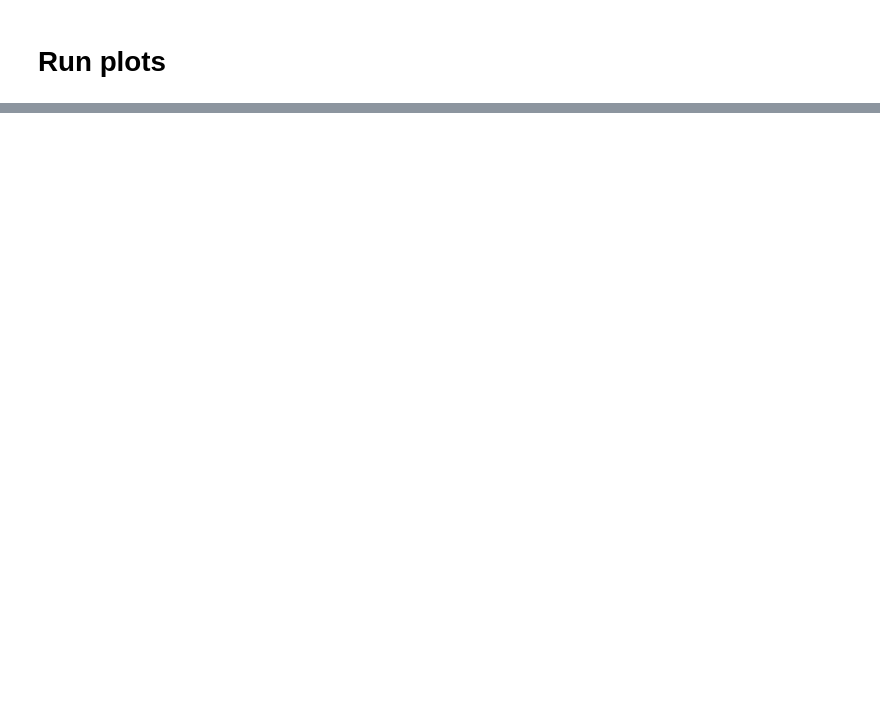
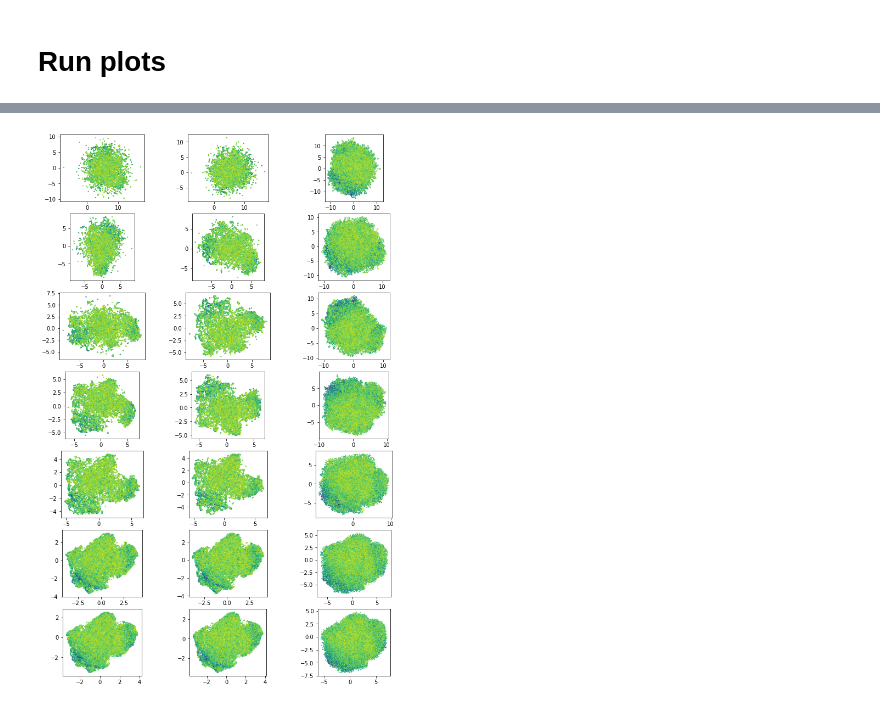
Before and after one commit to msc-acse/acse-9-independent-research-project-coush001, a Jupyter notebook: Investigate umap.ipynb, the cells around one changed output, grey strips where cells are left out. Drawn from its saved outputs; the diff is of its cells as text; code cells hidden in the pictures; blank space fills up the shorter version.

```diff
--- a/Investigate umap.ipynb
+++ b/Investigate umap.ipynb
@@ -102,0 +112,17 @@ plt.show()
+# %%
+import copy
+
+neighbours = [4, 5, 6, 8, 10, 50, 100]
+dists = [0.0001, 0.01, 1]
+
+# neighbours = [4, 10] #50, 100]
+# dists = [0.0001, 0.001] #, 0.01, 0.2]
+
+models = [[i for i in range(len(dists))] for i in range(len(neighbours))]
+
+for i in range(len(neighbours)):
+    for j in range(len(dists)):
+        vae.to_2d(umap_neighbours=neighbours[i], umap_dist=dists[j])
+#         umap.to_2d(umap_neighbours=neighbours[i], umap_dist=dists[j])
+        models[i][j] = copy.deepcopy(vae)
+        print(i, j)
@@ -102,0 +155,27 @@ plt.show()
+# %%
+def plot_agent(model, attr='FF', ax=False):
+    ax.set(
+#         title='Model used: {}, Trace Attribute: {}'.format(
+#                model.name, attr),
+            aspect='equal') #, xlim=(-15,15), ylim=(-15,15))
+
+    scatter = ax.scatter(model.two_dimensions[:, 0],
+                         model.two_dimensions[:, 1],
+                         s=0.5,
+                         c=model.attributes[attr])
+    return
+
+
+# axes are in a two-dimensional array, indexed by [row, col]
+fig, ax = plt.subplots(len(neighbours), len(dists), figsize=(8.27*1.2, 11.69*1.2))
+
+# fig.suptitle('UMAP parameter investigation')
+
+for i in range(len(neighbours)):
+    for j in range(len(dists)):
+        plot_agent(model=models[i][j], ax=ax[i, j])
+
+fig.tight_layout(pad=0.2)
+plt.show()
+# %% [output]
+[figure, added]
```
Also changed, not shown: parts of 8 cells of this notebook, 9 other files.
